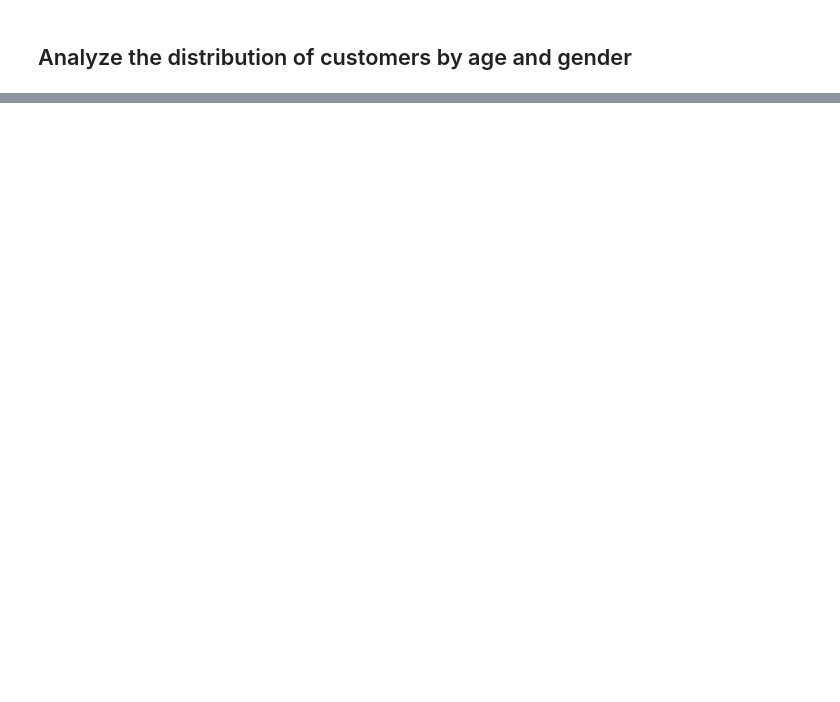
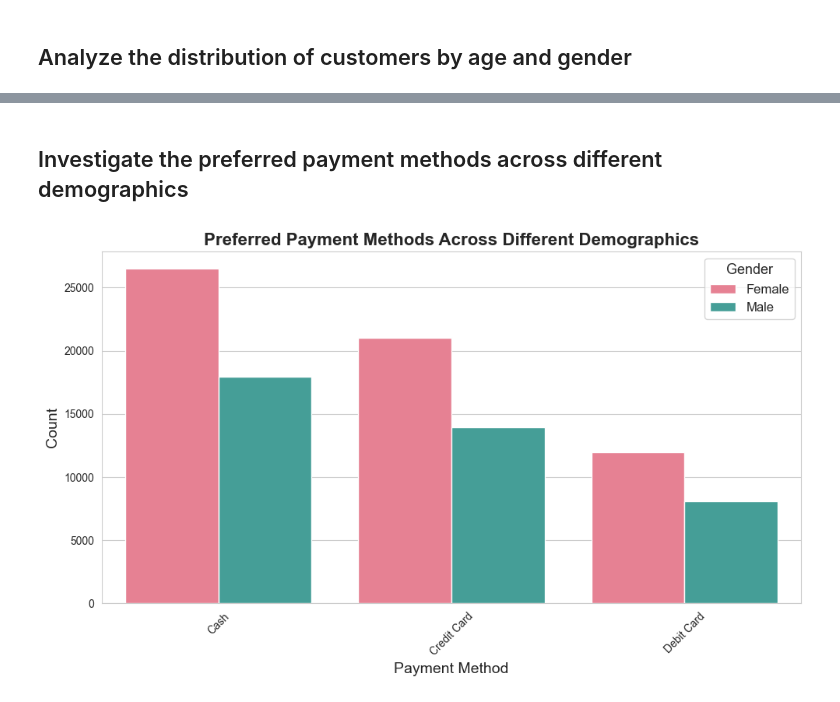
Before and after one commit to DayanaIm/Customer-Segmentation-and-Analysis, a Jupyter notebook: Exploring_Shopping_Trends.ipynb, the cells around one changed output, grey strips where cells are left out. Cells and saved outputs as stored; diff of their text form; code cells hidden in the pictures; blank space fills up the shorter version.

```diff
--- a/Exploring_Shopping_Trends.ipynb
+++ b/Exploring_Shopping_Trends.ipynb
@@ -59,0 +97,23 @@ plt.show()
+# %% [markdown]
+## Investigate the preferred payment methods across different demographics
+# %%
+# Assuming your DataFrame is named df
+payment_demographics = customer_data.groupby(['payment_method', 'gender']).size().reset_index(name='count')
+
+# Plot
+plt.figure(figsize=(10, 6))
+sns.barplot(data=payment_demographics, x='payment_method', y='count', hue='gender', palette='husl', dodge=True)
+
+# Add titles and labels
+plt.title('Preferred Payment Methods Across Different Demographics', fontsize=16, fontweight='bold')
+plt.xlabel('Payment Method', fontsize=14)
+plt.ylabel('Count', fontsize=14)
+plt.xticks(rotation=45)
+
+# Show legend
+plt.legend(title='Gender', title_fontsize='13', fontsize='12')
+
+plt.tight_layout()
+plt.show()
+# %% [output]
+[figure, added]
```
Also changed, not shown: parts of 22 cells of this notebook.
